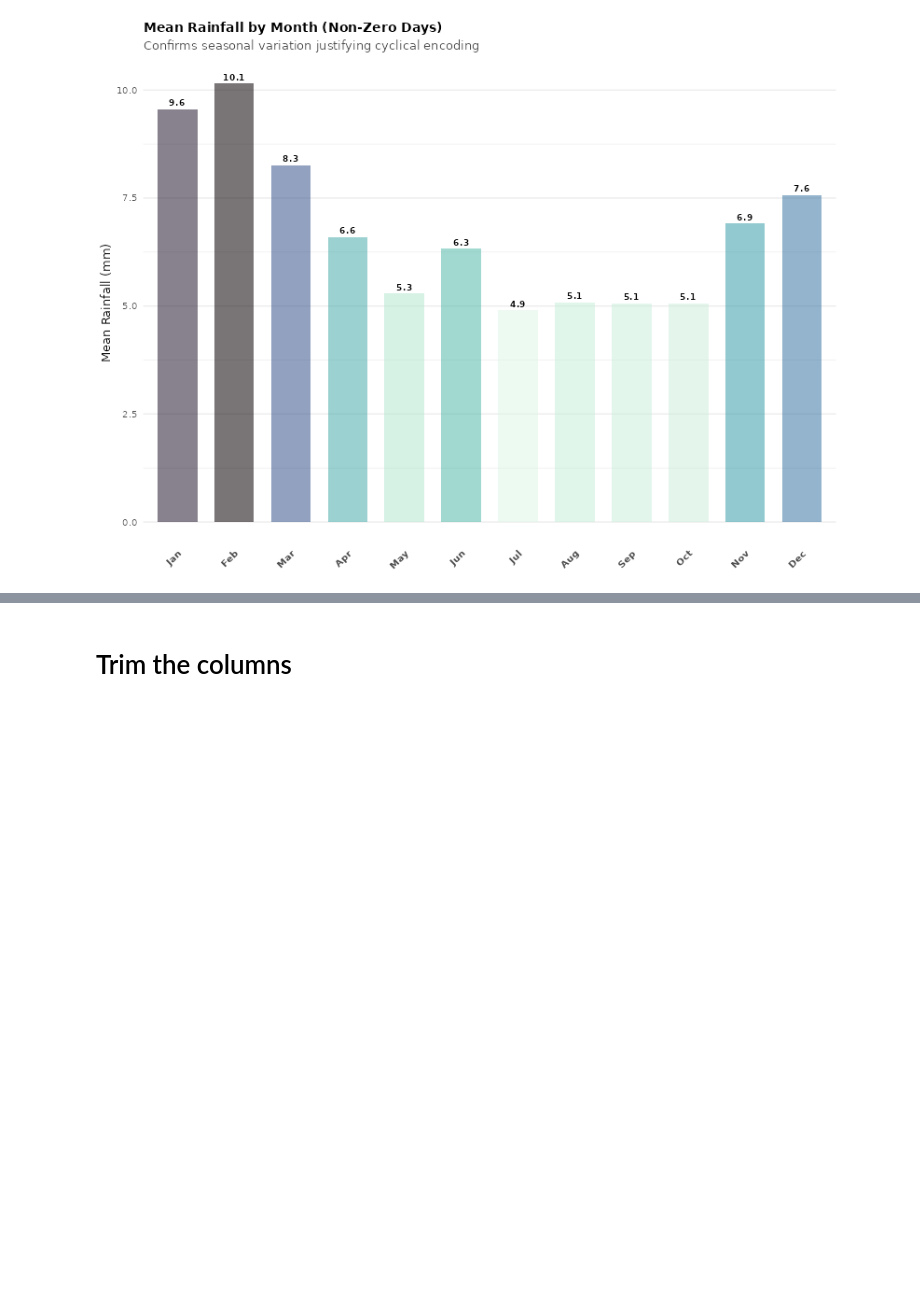
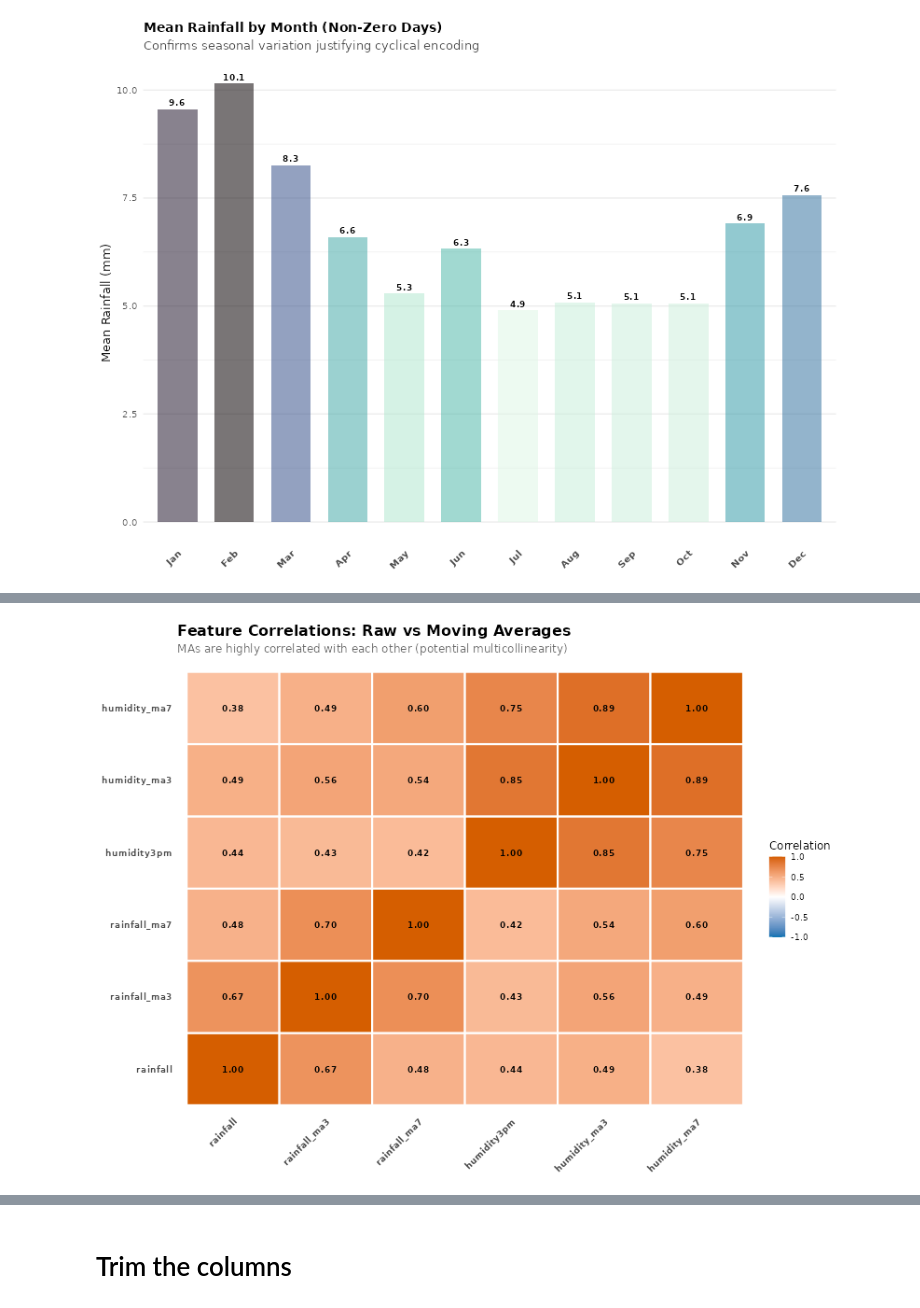
Before and after one commit to Chrisolande/australian-rainfall-dynamics, a Jupyter notebook: ausweather.ipynb, the cells around one changed output, grey strips where cells are left out. Cells and saved outputs as stored; diff of their text form; code cells hidden in the pictures; blank space fills up the shorter version.

```diff
--- a/ausweather.ipynb
+++ b/ausweather.ipynb
@@ -749,0 +886,43 @@ ggplot(p1_data, aes(x = value, fill = metric, color = metric)) +
+# %%
+# Correlation heatmap
+
+cor_data <- ma_data %>%
+  select(rainfall, rainfall_ma3, rainfall_ma7, humidity3pm, humidity_ma3, humidity_ma7) %>%
+  cor(use = "complete.obs", method = "spearman") %>%
+  as.data.frame() %>%
+  rownames_to_column("var1") %>%
+  pivot_longer(-var1, names_to = "var2", values_to = "correlation") %>%
+  mutate(
+    var1 = factor(var1, levels = c("rainfall", "rainfall_ma3", "rainfall_ma7",
+                                    "humidity3pm", "humidity_ma3", "humidity_ma7")),
+    var2 = factor(var2, levels = c("rainfall", "rainfall_ma3", "rainfall_ma7",
+                                    "humidity3pm", "humidity_ma3", "humidity_ma7"))
+  )
+
+ggplot(cor_data, aes(var2, var1, fill = correlation)) +
+  geom_tile(color = "white", linewidth = 1) +
+  geom_text(aes(label = sprintf("%.2f", correlation)),
+            fontface = "bold", size = 3.5) +
+  scale_fill_gradient2(
+    low = "#0072B2",
+    mid = "white",
+    high = "#D55E00",
+    midpoint = 0,
+    limits = c(-1, 1),
+    name = "Correlation"
+  ) +
+  labs(
+    title = "Feature Correlations: Raw vs Moving Averages",
+    subtitle = "MAs are highly correlated with each other (potential multicollinearity)",
+    x = NULL,
+    y = NULL
+  ) +
+  theme_minimal(base_size = 12) +
+  theme(
+    plot.title = element_text(face = "bold", size = 16),
+    plot.subtitle = element_text(color = "grey40", margin = margin(b = 10)),
+    axis.text.x = element_text(angle = 45, hjust = 1, face = "bold"),
+    axis.text.y = element_text(face = "bold"),
+    panel.grid = element_blank())
+# %% [output]
+[figure, added]
```
Also changed, not shown: parts of 34 cells of this notebook.
